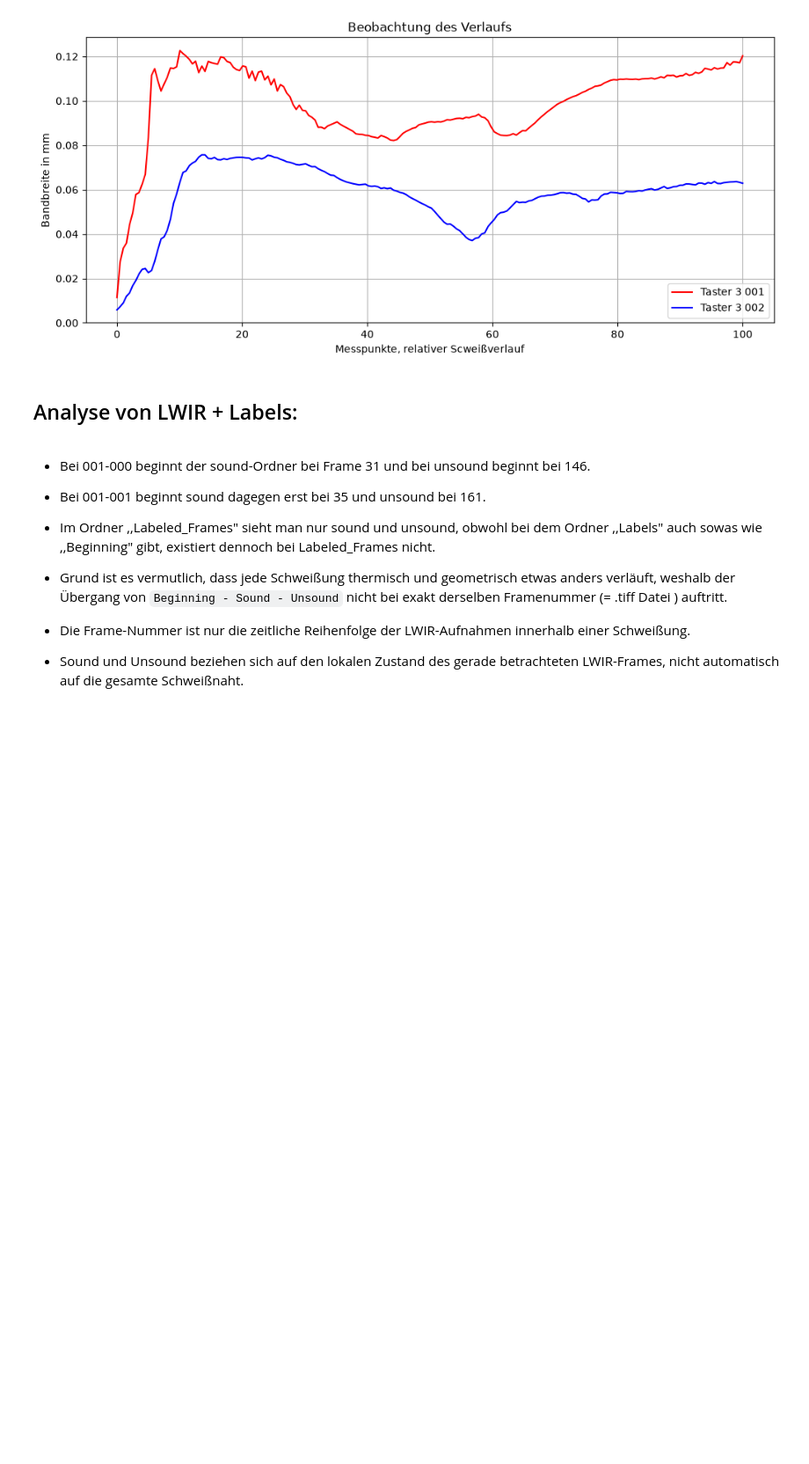
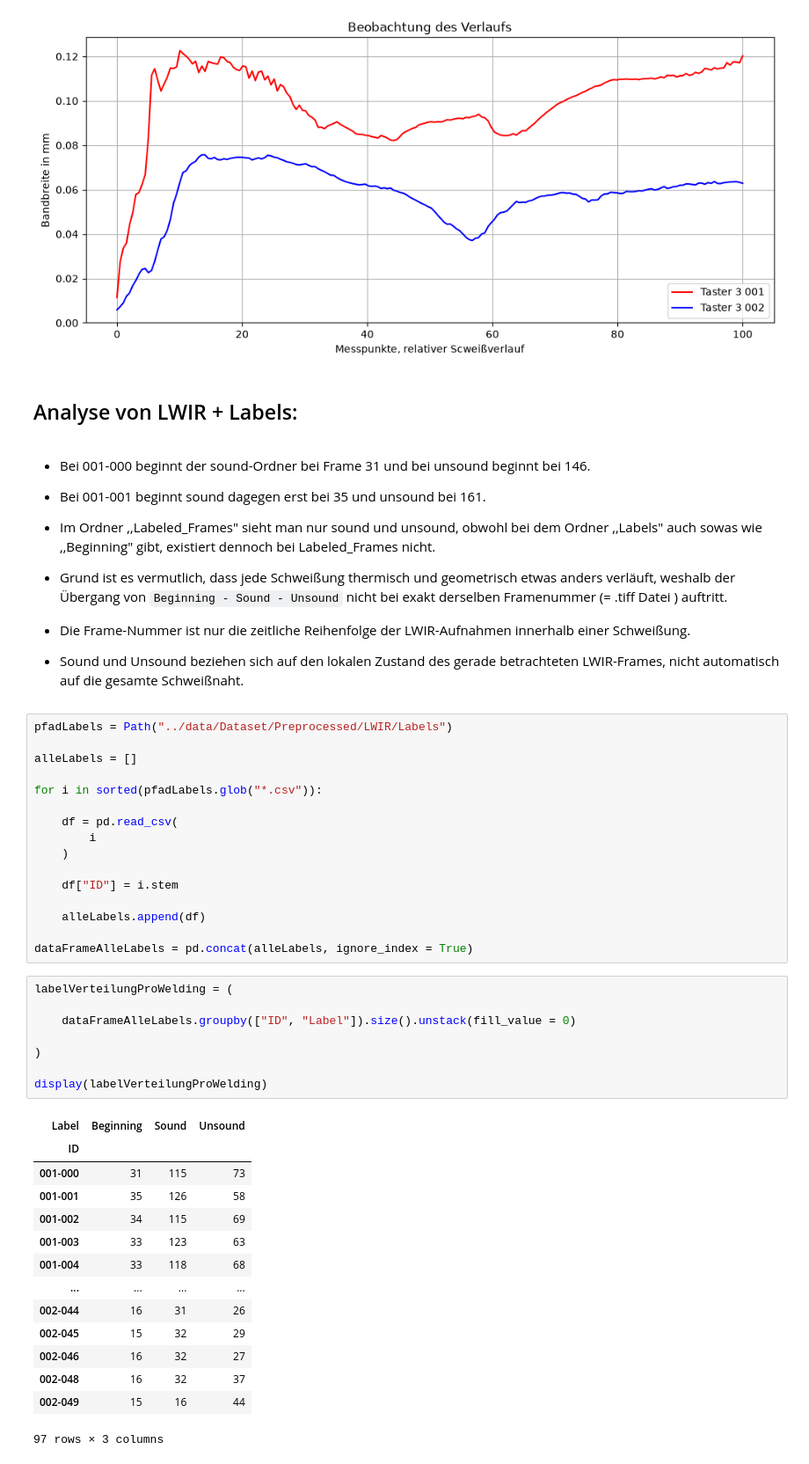
Before and after one commit to molnarkop04/industrial-ai-timeseries, a Jupyter notebook: projects/laser_welding_quality/notebooks/laserWelding.ipynb, the cells around one changed output. Shown at 88% size. Drawn from its saved outputs; the diff is of its cells as text; blank space fills up the shorter version.

Commit message:
Add table

```diff
--- a/projects/laser_welding_quality/notebooks/laserWelding.ipynb
+++ b/projects/laser_welding_quality/notebooks/laserWelding.ipynb
@@ -851,3 +851,42 @@ plt.show()
 - Die Frame-Nummer ist nur die zeitliche Reihenfolge der LWIR-Aufnahmen innerhalb einer Schweißung.
 
 - Sound und Unsound beziehen sich auf den lokalen Zustand des gerade betrachteten LWIR-Frames, nicht automatisch auf die gesamte Schweißnaht.
+# %%
+pfadLabels = Path("../data/Dataset/Preprocessed/LWIR/Labels")
+
+alleLabels = []
+
+for i in sorted(pfadLabels.glob("*.csv")):
+
+    df = pd.read_csv(
+        i
+    )
+
+    df["ID"] = i.stem
+
+    alleLabels.append(df)
+
+dataFrameAlleLabels = pd.concat(alleLabels, ignore_index = True)
+# %%
+labelVerteilungProWelding = (
+
+    dataFrameAlleLabels.groupby(["ID", "Label"]).size().unstack(fill_value = 0)
+
+)
+
+display(labelVerteilungProWelding)
+# %% [output]
+| Label | Beginning | Sound | Unsound |
+| ID |  |  |  |
+| 001-000 | 31 | 115 | 73 |
+| 001-001 | 35 | 126 | 58 |
+| 001-002 | 34 | 115 | 69 |
+| 001-003 | 33 | 123 | 63 |
+| 001-004 | 33 | 118 | 68 |
+| ... | ... | ... | ... |
+| 002-044 | 16 | 31 | 26 |
+| 002-045 | 15 | 32 | 29 |
+| 002-046 | 16 | 32 | 27 |
+| 002-048 | 16 | 32 | 37 |
+| 002-049 | 15 | 16 | 44 |
+97 rows × 3 columns
```
